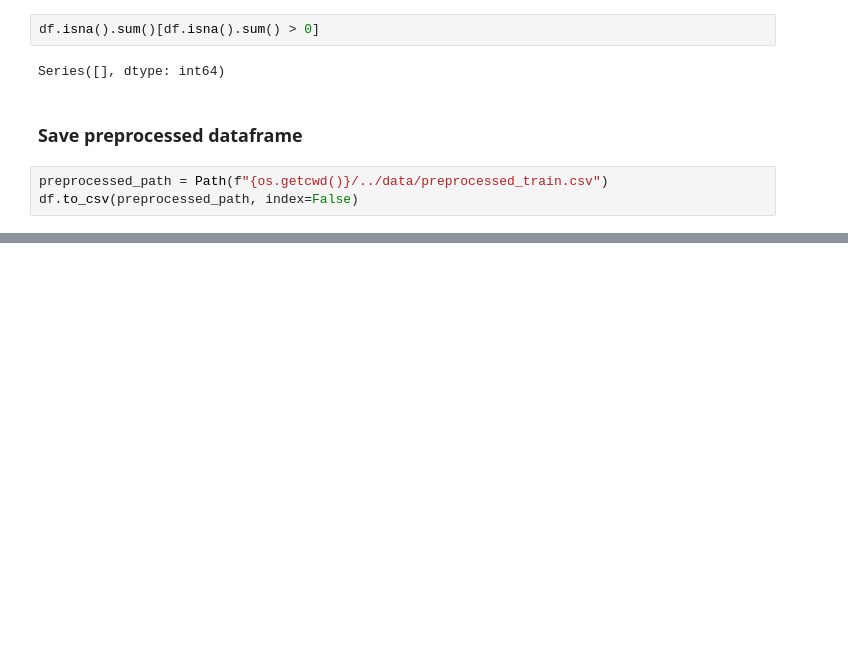
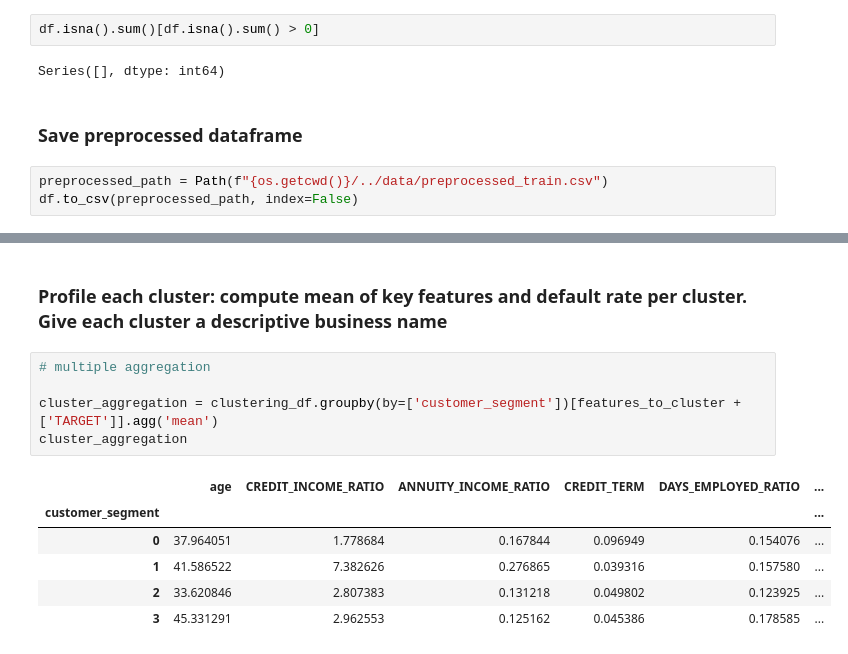
Before and after one commit to jarviscanada/jarvis_data_eng_AlanHu, a Jupyter notebook: machine_learning/module1/capstone/notebooks/03_feature_engineering.ipynb, the cells around one changed output, grey strips where cells are left out. Cells and saved outputs as stored; diff of their text form; blank space fills up the shorter version.

```diff
--- a/machine_learning/module1/capstone/notebooks/03_feature_engineering.ipynb
+++ b/machine_learning/module1/capstone/notebooks/03_feature_engineering.ipynb
@@ -241,0 +338,14 @@ df.to_csv(preprocessed_path, index=False)
+# %% [markdown]
+### Profile each cluster: compute mean of key features and default rate per cluster. Give each cluster a descriptive business name
+# %%
+# multiple aggregation
+
+cluster_aggregation = clustering_df.groupby(by=['customer_segment'])[features_to_cluster + ['TARGET']].agg('mean')
+cluster_aggregation
+# %% [output]
+|  | age | CREDIT_INCOME_RATIO | ANNUITY_INCOME_RATIO | CREDIT_TERM | DAYS_EMPLOYED_RATIO | ... |
+| customer_segment |  |  |  |  |  | ... |
+| 0 | 37.964051 | 1.778684 | 0.167844 | 0.096949 | 0.154076 | ... |
+| 1 | 41.586522 | 7.382626 | 0.276865 | 0.039316 | 0.157580 | ... |
+| 2 | 33.620846 | 2.807383 | 0.131218 | 0.049802 | 0.123925 | ... |
+| 3 | 45.331291 | 2.962553 | 0.125162 | 0.045386 | 0.178585 | ... |
```
Also changed, not shown: parts of 23 cells of this notebook.
